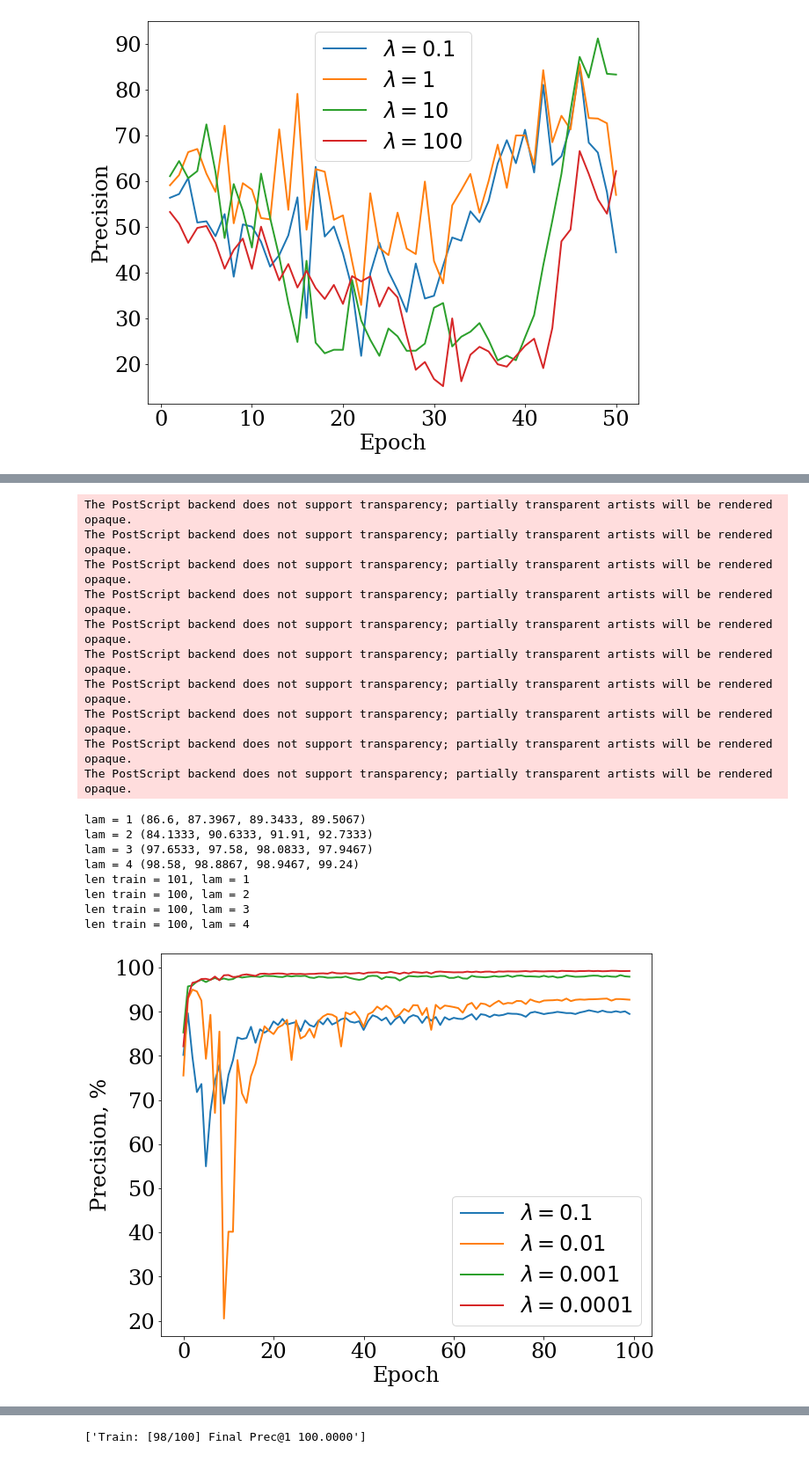
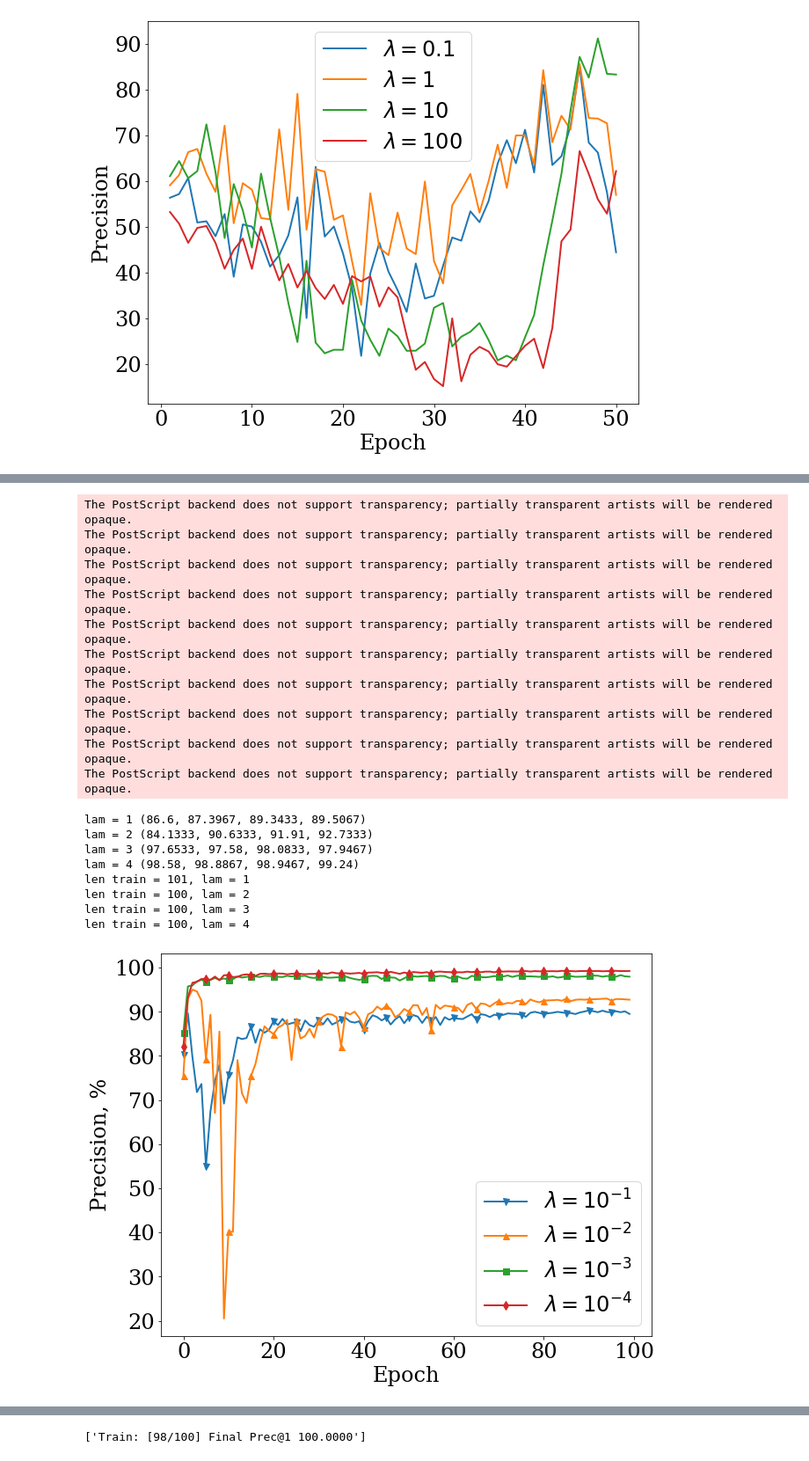
Before and after one commit to Intelligent-Systems-Phystech/2021-Project85, a Jupyter notebook: code/Parse_results.ipynb, the cells around one changed output, grey strips where cells are left out. Shown at 88% size. Drawn from its saved outputs; the diff is of its cells as text; code cells hidden in the pictures.

```diff
--- a/code/Parse_results.ipynb
+++ b/code/Parse_results.ipynb
@@ -120,8 +120,9 @@ res = get_result()
 # print(res[0])
 
 plt.figure(figsize=(10, 8))
+markers = ['v', '^', 's', 'd']
 for i, lam in enumerate([0.0001, 0.001, 0.01, 0.1]):
-    plt.plot(res[i], label=f'$\lambda = {lam}$')
+    plt.plot(res[i], label=f'$\lambda = 10^{{-{4 - i}}}$', marker=markers[i], markersize=7, markevery=5)
     print(f'lam = {lam}', (res[i][29], res[i][49], res[i][69], res[i][99]))
 plt.legend()
 plt.ylabel('Precision, %')
@@ -155,10 +156,11 @@ def get_result(filename, reg_exp):
 
 plt.figure(figsize=(10, 8))
 
+markers = ['v', '^', 's', 'd']
 for lam, label in zip([1, 2, 3, 4], [0.1, 0.01, 0.001, 0.0001]):
     res = get_result(f'outputs/new_basic_1e-{lam}.txt', 'Valid: \[ ?\d+/100\] Final Prec@1 \d{2}.\d{4}')
     print(f'lam = {lam}', (res[29], res[49], res[69], res[99]))
-    plt.plot(res, label=f'$\lambda = {label}$')
+    plt.plot(res, label=f'$\lambda = 10^{{-{lam}}}$', marker=markers[lam-1], markersize=7, markevery=5)
 
 plt.legend()
 plt.xlabel('Epoch')
@@ -173,33 +175,33 @@ plt.show()
 #
 fig1, f1_axes = plt.subplots(ncols=2, nrows=2, figsize=(25, 20))
 for lam, label in zip([1, 2, 3, 4], [0.1, 0.01, 0.001, 0.0001]):
     res = get_result(f'outputs/new_basic_1e-{lam}.txt', 'Valid: \[ ?\d+/100\] Final Prec@1 \d{2}.\d{4}')
-    f1_axes[(lam-1) // 2, (lam-1) % 2].plot(res, label=f'$\lambda = {label}, validation$')
+    f1_axes[(lam-1) // 2, (lam-1) % 2].plot(res, label=f'$\lambda = 10^{{-{lam}}}, validation$', marker=markers[lam%2], markersize=7, markevery=5)
     res = get_result(f'outputs/new_basic_1e-{lam}.txt', 'Train: \[ ?\d+/100\] Final Prec@1 \d{2,3}.\d{4}')
     print(f'len train = {len(res)}, lam = {lam}')
-    f1_axes[(lam-1) // 2, (lam-1) % 2].plot(res, label=f'$\lambda = {label}, train$')
+    f1_axes[(lam-1) // 2, (lam-1) % 2].plot(res, label=f'$\lambda = 10^{{-{lam}}}, train$', marker=markers[lam%2], markersize=7, markevery=5)
     f1_axes[(lam-1) // 2, (lam-1) % 2].legend()
     f1_axes[(lam-1) // 2, (lam-1) % 2].set_xlabel('Epoch')
     f1_axes[(lam-1) // 2, (lam-1) % 2].set_ylabel('Precision, %')
 plt.savefig('../fig/learn_curve.eps')
 plt.show()
 # %% [output]
 The PostScript backend does not support transparency; partially transparent artists will be rendered opaque.
 The PostScript backend does not support transparency; partially transparent artists will be rendered opaque.
 The PostScript backend does not support transparency; partially transparent artists will be rendered opaque.
 The PostScript backend does not support transparency; partially transparent artists will be rendered opaque.
 The PostScript backend does not support transparency; partially transparent artists will be rendered opaque.
 The PostScript backend does not support transparency; partially transparent artists will be rendered opaque.
 The PostScript backend does not support transparency; partially transparent artists will be rendered opaque.
 The PostScript backend does not support transparency; partially transparent artists will be rendered opaque.
 The PostScript backend does not support transparency; partially transparent artists will be rendered opaque.
 The PostScript backend does not support transparency; partially transparent artists will be rendered opaque.
 lam = 1 (86.6, 87.3967, 89.3433, 89.5067)
 lam = 2 (84.1333, 90.6333, 91.91, 92.7333)
 lam = 3 (97.6533, 97.58, 98.0833, 97.9467)
 lam = 4 (98.58, 98.8867, 98.9467, 99.24)
 len train = 101, lam = 1
 len train = 100, lam = 2
 len train = 100, lam = 3
 len train = 100, lam = 4
-[figure, old version]
+[figure, new version]
```
Also changed, not shown: parts of 2 cells of this notebook, 14 other files.
